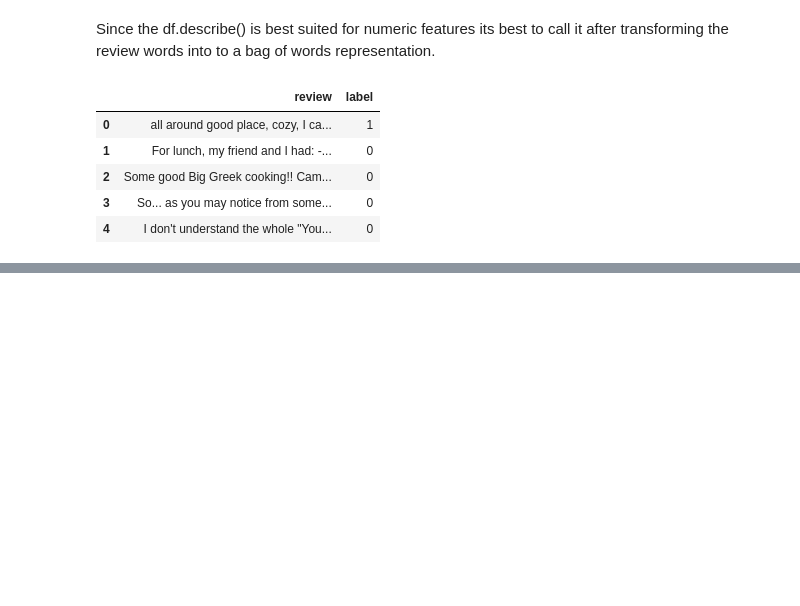
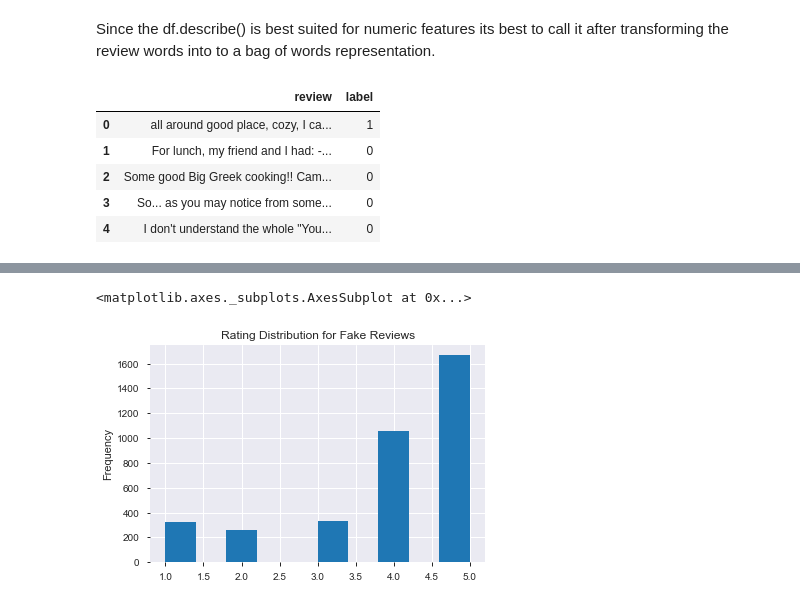
Before and after one commit to ameliachu/fake-review-detection-project, a Jupyter notebook: notebooks/ece278/00-EDA.ipynb, the cells around one changed output, grey strips where cells are left out. Saved outputs shown, nothing was run; the diff lists cells and outputs as text; code cells hidden in the pictures; blank space fills up the shorter version.

```diff
--- a/notebooks/ece278/00-EDA.ipynb
+++ b/notebooks/ece278/00-EDA.ipynb
@@ -98,0 +111,3 @@ len(set(stopwords.words('english')) )
+# %%
+# Creating bigrams
+data_df['bigrams_'] = data_df.tokens_no_stopwords.apply(lambda x: list(bigrams(x)))
@@ -98,0 +172,5 @@ len(set(stopwords.words('english')) )
+# %%
+fake_reviews.rating.plot(kind='hist',title='Rating Distribution for Fake Reviews')
+# %% [output]
+<matplotlib.axes._subplots.AxesSubplot at 0x...>
+[figure, added]
```
Also changed, not shown: parts of 22 cells of this notebook, 1 other file.
